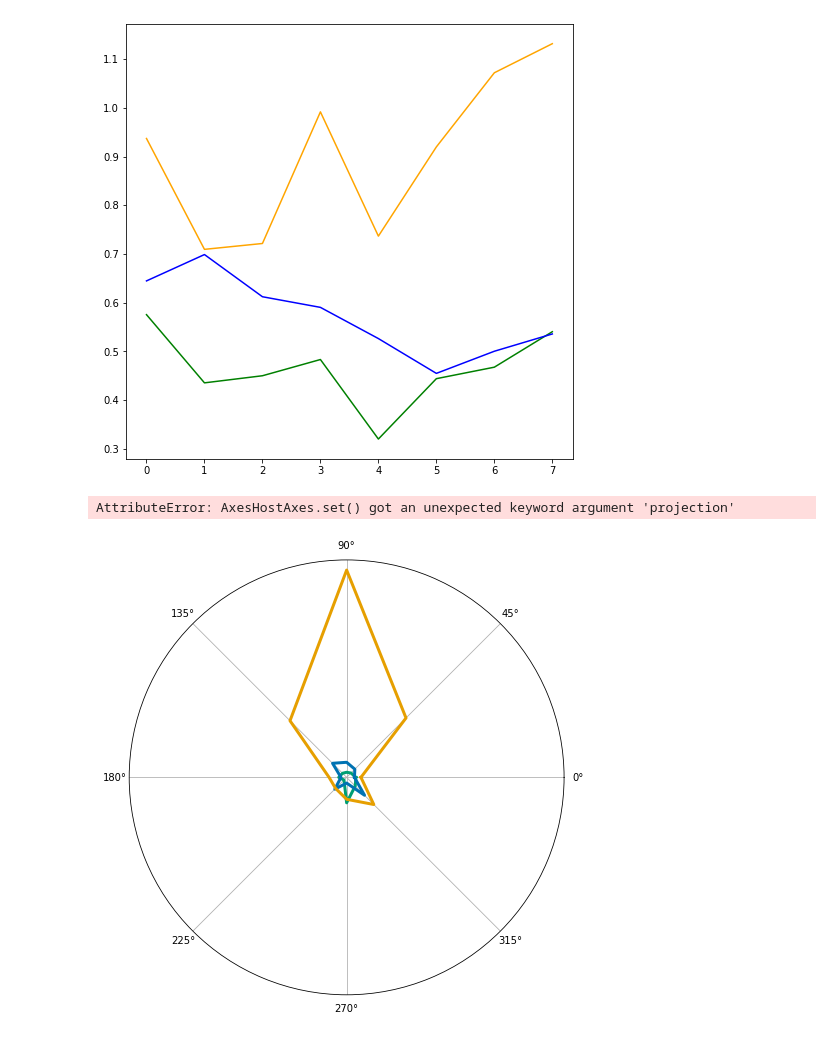
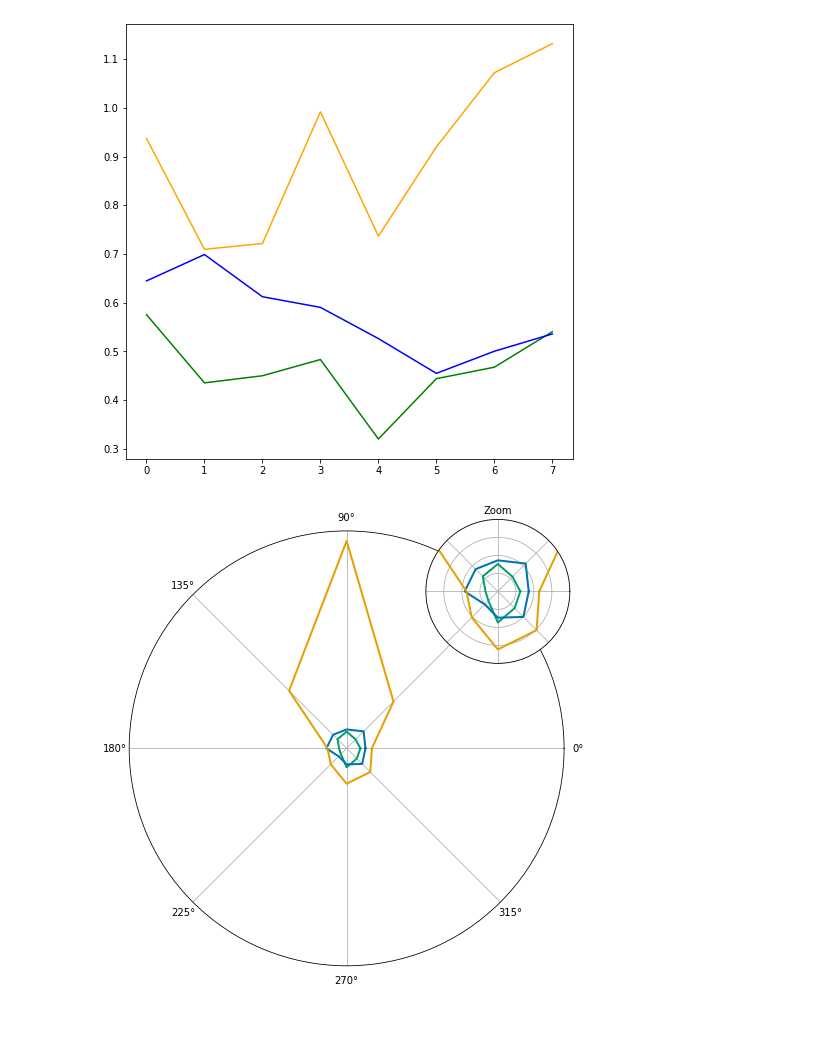
Before and after one commit to AlexandreThy/PhD, a Jupyter notebook: CurrentParts/PaperPlot.ipynb, the cells around one changed output. Cells and saved outputs as stored; diff of their text form; code cells hidden in the pictures.

```diff
--- a/CurrentParts/PaperPlot.ipynb
+++ b/CurrentParts/PaperPlot.ipynb
@@ -615,41 +615,40 @@ NumIteration = 40
 Time = np.linspace(0,MovementTime*1000,NumIteration)
 
 fig,ax = plt.subplots(figsize = (8,8),subplot_kw={'projection': 'polar'})
-NUM_SIM = 2
+NUM_SIM = 30
 Cost_value = np.zeros((NUM_SIM,9,3))
 Commands = np.zeros((NUM_SIM,8,3,NumIteration-1,6))
 for num_sim in range(NUM_SIM):
     for iter,angles in enumerate(np.linspace(0,2*pi,9)[:-1]) :
         tg = [cos(angles)*15,45+sin(angles)*15]
         xILQG,yILQG,zilqg,uILQG=ILQG(MovementTime,1e4,1,.1,tg,st,NumIteration,delay = 0.06,Noise=True,print_iterations=False)
         xFL,yFL,xfl,uFL = FL_6muscles(Duration=MovementTime,w1=1e7,w2=1e7,w3=1e3,w4=1e3,r=1e-7,Num_iter=NumIteration,starting_point=st,targets=tg,Delay = 0.06,Activate_Noise=True)
         xLQG,yLQG,uDLQG,z=DLQG_6Muscles(Duration=MovementTime,r1 = .1,Num_iter=NumIteration,starting_point=st,targets=tg,plot = False,Delay = 0.06,Activate_Noise=True)
         Commands[num_sim,iter] = np.array([uILQG,uFL,uDLQG])
         Cost_value[num_sim,iter] = np.array([Cost_function(zilqg,uILQG,tg = tg),Cost_function(xfl,uFL,tg = tg),Cost_function(z.T,uDLQG,tg = tg)])
 
 Cost_value = np.mean(Cost_value,axis = 0)
 Commands = np.mean(Commands,axis = 0)
 colors = ["#009E73","#0072B2","#E69F00"]
 Cost_value[8] = Cost_value[0]
 
 angles = np.linspace(0, 2*np.pi, 9)
 for i in range(3):
-    ax.plot(angles, Cost_value[:,i], color=colors[i], linewidth=3)
+    ax.plot(angles, Cost_value[:,i], color=colors[i], linewidth=2)
 
 ax.set_yticks([])
 
 # Create inset axes for zoomed region (e.g. zoom on theta from 1.2 to 1.6 rad)
-inset_ax = inset_axes(ax, width="40%", height="40%", loc='upper right',axes_kwargs={'projection': 'polar'})
-
-zoom_region = (angles >= 1.2) & (angles <= 1.6)
+inset_rect = [0.65, 0.65, 0.25, 0.25]  # [left, bottom, width, height] (fractions of figure)
+inset_ax = fig.add_axes(inset_rect, projection='polar')
+inset_ax.set_ylim(0, 2)
 for i in range(3):
-    inset_ax.plot(angles[zoom_region], Cost_value[zoom_region,i], color=colors[i], linewidth=2)
+    inset_ax.plot(angles, Cost_value[:,i], color=colors[i], linewidth=2)
 
 inset_ax.set_yticklabels([])
 inset_ax.set_xticklabels([])
 inset_ax.set_title("Zoom", fontsize=10)
 
 plt.show()
 # %% [output]
-AttributeError: AxesHostAxes.set() got an unexpected keyword argument 'projection'
-[figure, old version]
+[figure, new version]
```
